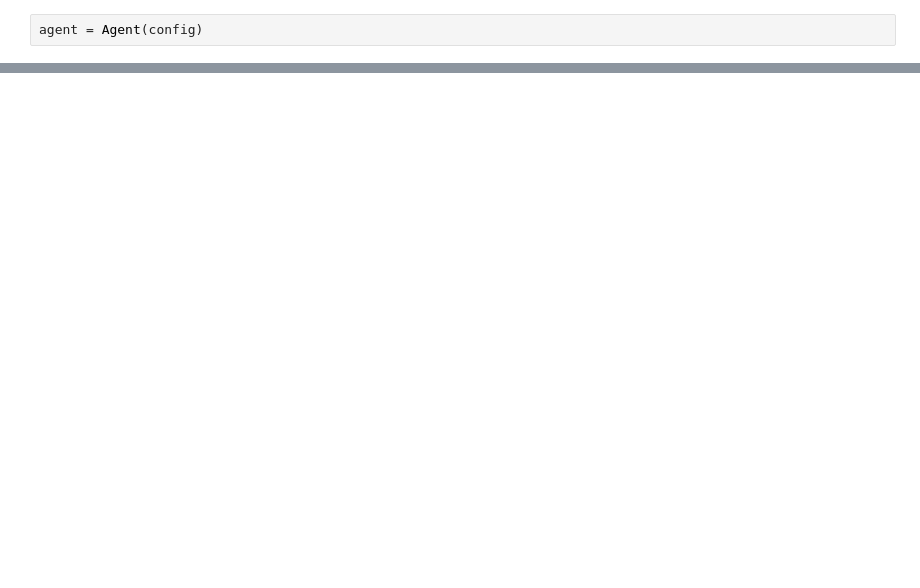
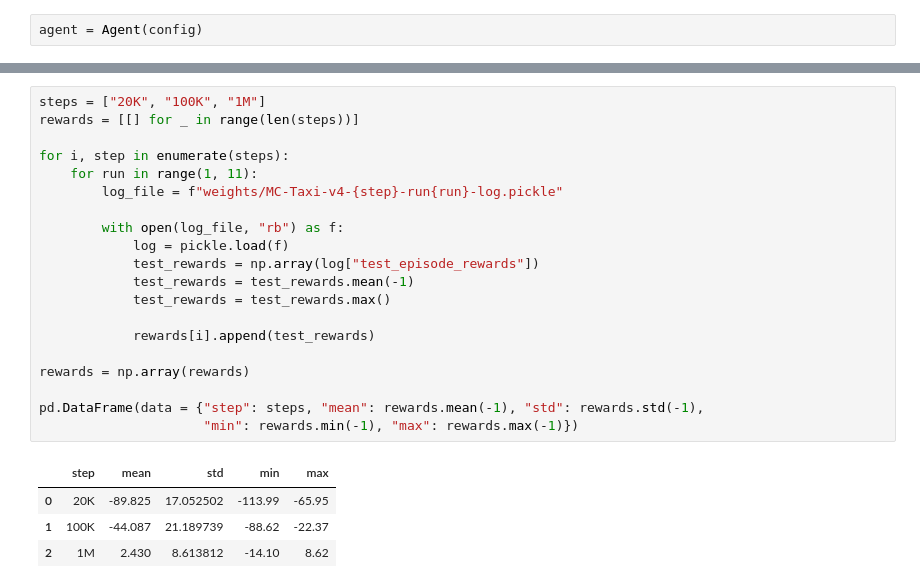
Before and after one commit to CVHvn/RL-Algorithms, a Jupyter notebook: Basic_Algorithms/Monte-Carlo/Monte_Carlo.ipynb, the cells around one changed output, grey strips where cells are left out. Cells and saved outputs as stored; diff of their text form; blank space fills up the shorter version.

```diff
--- a/Basic_Algorithms/Monte-Carlo/Monte_Carlo.ipynb
+++ b/Basic_Algorithms/Monte-Carlo/Monte_Carlo.ipynb
@@ -214,0 +307,25 @@ agent.render(seed = config.test_seeds[99])
+# %%
+steps = ["20K", "100K", "1M"]
+rewards = [[] for _ in range(len(steps))]
+
+for i, step in enumerate(steps):
+    for run in range(1, 11):
+        log_file = f"weights/MC-Taxi-v4-{step}-run{run}-log.pickle"
+
+        with open(log_file, "rb") as f:
+            log = pickle.load(f)
+            test_rewards = np.array(log["test_episode_rewards"])
+            test_rewards = test_rewards.mean(-1)
+            test_rewards = test_rewards.max()
+
+            rewards[i].append(test_rewards)
+
+rewards = np.array(rewards)
+
+pd.DataFrame(data = {"step": steps, "mean": rewards.mean(-1), "std": rewards.std(-1),
+                     "min": rewards.min(-1), "max": rewards.max(-1)})
+# %% [output]
+|  | step | mean | std | min | max |
+| 0 | 20K | -89.825 | 17.052502 | -113.99 | -65.95 |
+| 1 | 100K | -44.087 | 21.189739 | -88.62 | -22.37 |
+| 2 | 1M | 2.430 | 8.613812 | -14.10 | 8.62 |
```
Also changed, not shown: parts of 7 cells of this notebook, 2 other files.
